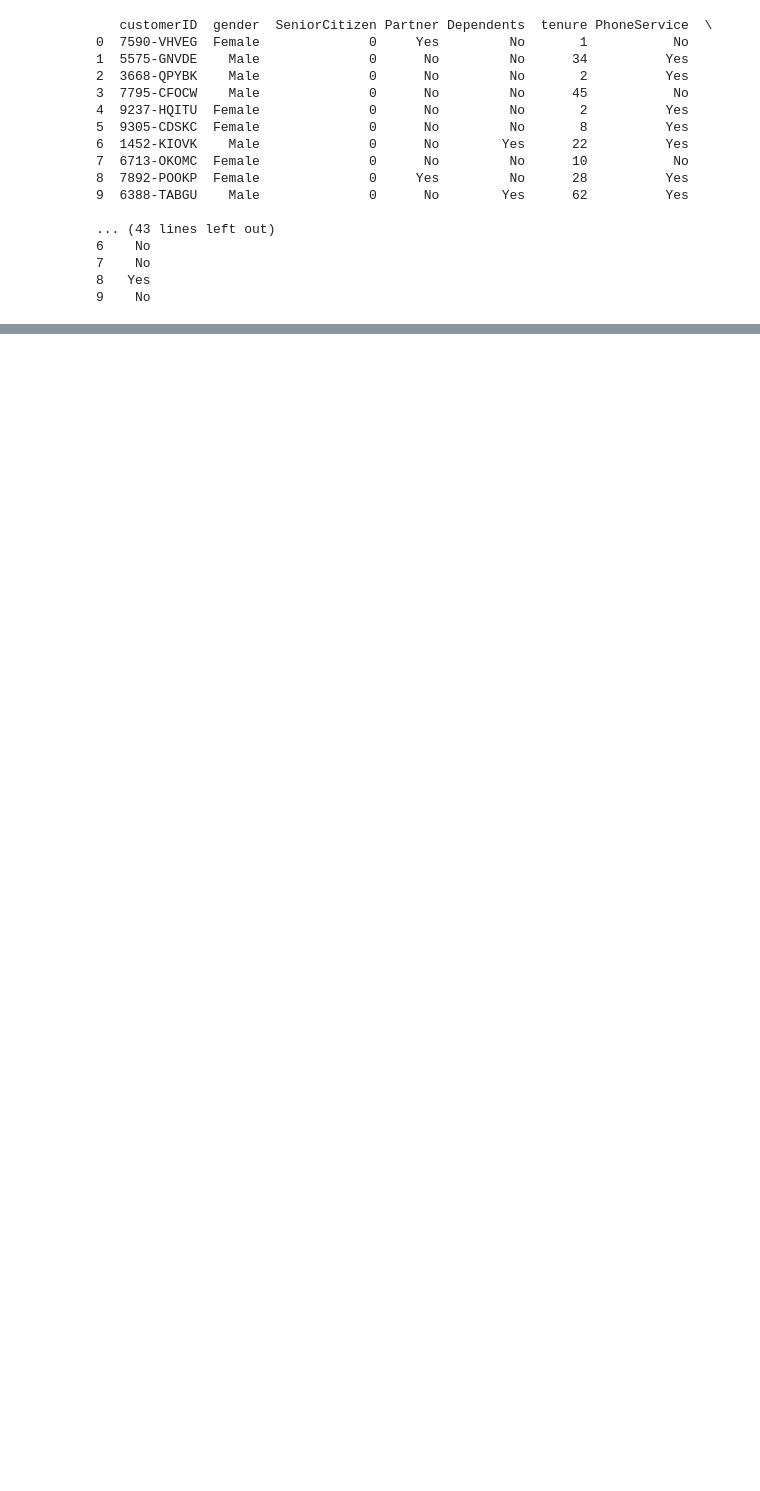
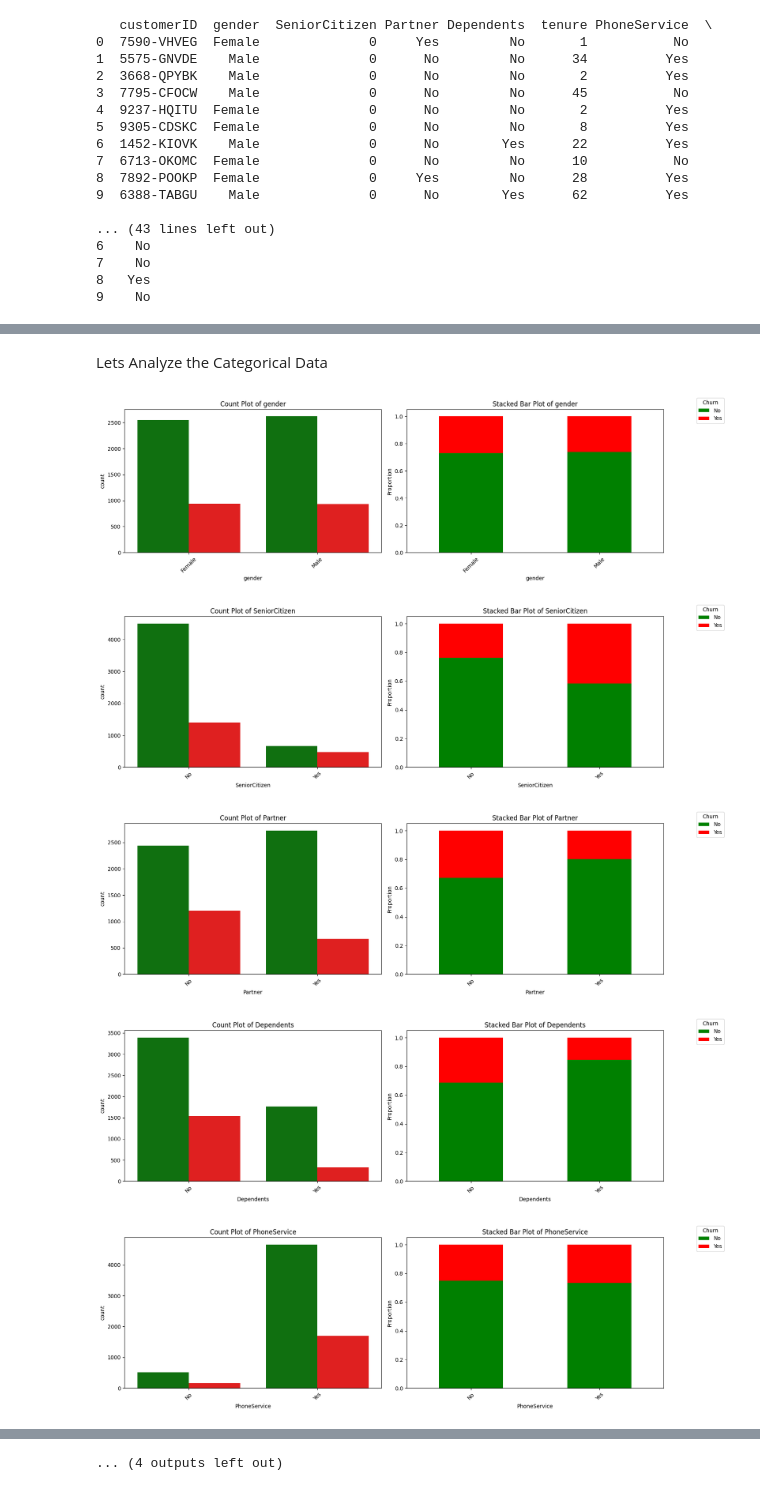
Before and after one commit to DaniyalM11/Telco-Customer-Churn, a Jupyter notebook: Research/Telco Customer Data ML Research.ipynb, the cells around one changed output, grey strips where cells are left out. Drawn from its saved outputs; the diff is of its cells as text; code cells hidden in the pictures; blank space fills up the shorter version.

```diff
--- a/Research/Telco Customer Data ML Research.ipynb
+++ b/Research/Telco Customer Data ML Research.ipynb
@@ -29,0 +108,3 @@ print(df.head(10))
+# %%
+df['TotalCharges'] = pd.to_numeric(df['TotalCharges'], errors='coerce').astype('float64')
+df.info()
@@ -29,0 +136,6 @@ print(df.head(10))
+# %%
+df = df.dropna(subset=['TotalCharges'])
+df['SeniorCitizen'] = df['SeniorCitizen'].astype(str)
+df['SeniorCitizen'] = df['SeniorCitizen'].apply(lambda x: 'Yes' if x == "1" else 'No')
+df = df.drop(columns=['customerID'])
+df.info()
@@ -29,0 +173,45 @@ print(df.head(10))
+# %% [markdown]
+Lets Analyze the Categorical Data
+# %%
+# Define colors for Yes and No
+colors = {'Yes': 'red', 'No': 'green'}
+
+# Add missing keys for 0 and 1 in the palette
+palette = {0: 'green', 1: 'red'}
+
+predictors = df.drop(columns=['Churn', 'TotalCharges', 'MonthlyCharges', 'tenure']).columns
+
+for predictor in predictors:
+    fig, axes = plt.subplots(1, 2, figsize=(15, 5))
+
+    # Get sorted unique values for consistent ordering
+    sorted_values = sorted(df[predictor].unique())
+
+    # Count plot
+    sns.countplot(data=df, x=predictor, hue='Churn', palette=colors, ax=axes[0], order=sorted_values)
+    axes[0].set_title(f'Count Plot of {predictor}')
+    axes[0].set_xticklabels(axes[0].get_xticklabels(), rotation=45)
+
+    # Stacked bar plot
+    crosstab = pd.crosstab(df[predictor], df['Churn'])
+    crosstab = crosstab.reindex(sorted_values)  # Reindex to ensure consistent order
+    crosstab.div(crosstab.sum(1), axis=0).plot(kind='bar', stacked=True, color=['green', 'red'], ax=axes[1])
+    axes[1].set_title(f'Stacked Bar Plot of {predictor}')
+    axes[1].set_xlabel(predictor)
+    axes[1].set_ylabel('Proportion')
+    axes[1].set_xticklabels(axes[1].get_xticklabels(), rotation=45)
+
+    # Move legend to the top right outside the plots
+    handles, labels = axes[1].get_legend_handles_labels()
+    fig.legend(handles, labels, loc='upper right', bbox_to_anchor=(1.1, 1), title='Churn')
+    axes[0].get_legend().remove()
+    axes[1].get_legend().remove()  # Remove the legend from the axes
+
+    plt.tight_layout()
+    plt.show()
+# %% [output]
+[figure, added]
+[figure, added]
+[figure, added]
+[figure, added]
+[figure, added]
@@ -29,0 +225 @@ print(df.head(10))
+... (4 outputs left out)
```
Also changed, not shown: parts of 14 cells of this notebook, 1 other file.
